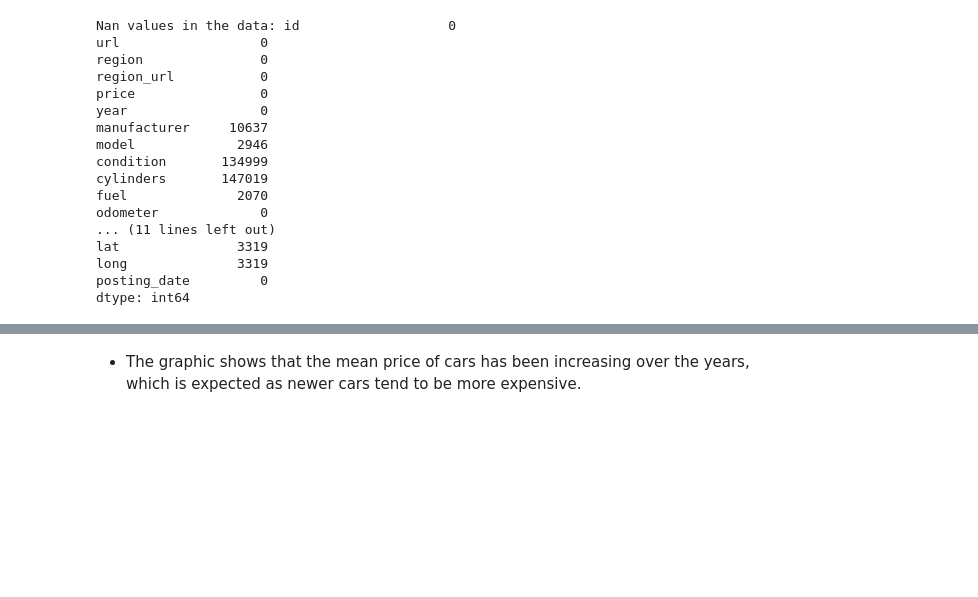
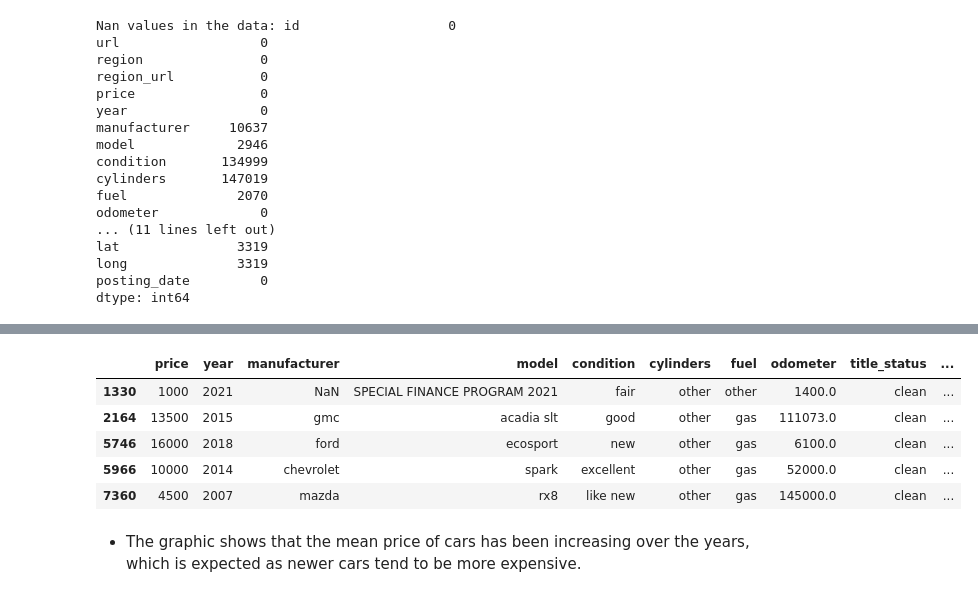
Before and after one commit to luixmartins/ai-projects, a Jupyter notebook: used-car-price-predictor/notebooks/eda.ipynb, the cells around one changed output, grey strips where cells are left out. Drawn from its saved outputs; the diff is of its cells as text; code cells hidden in the pictures; blank space fills up the shorter version.

```diff
--- a/used-car-price-predictor/notebooks/eda.ipynb
+++ b/used-car-price-predictor/notebooks/eda.ipynb
@@ -202,3 +313,13 @@ KeyError: "['id', 'url', 'region', 'region_url', 'image_url', 'description', 'co
+# %%
+# let's plot an example of the cylinders column with category 'other'
+df[df['cylinders'] == 'other'].head()
+# %% [output]
+|  | price | year | manufacturer | model | condition | cylinders | fuel | odometer | title_status | ... |
+| 1330 | 1000 | 2021 | NaN | SPECIAL FINANCE PROGRAM 2021 | fair | other | other | 1400.0 | clean | ... |
+| 2164 | 13500 | 2015 | gmc | acadia slt | good | other | gas | 111073.0 | clean | ... |
+| 5746 | 16000 | 2018 | ford | ecosport | new | other | gas | 6100.0 | clean | ... |
+| 5966 | 10000 | 2014 | chevrolet | spark | excellent | other | gas | 52000.0 | clean | ... |
+| 7360 | 4500 | 2007 | mazda | rx8 | like new | other | gas | 145000.0 | clean | ... |
 # %%
 plt.figure(figsize=(12,6))
 sns.histplot(df['price'], bins=80, kde=True)
```
Also changed, not shown: parts of 15 cells of this notebook, 3 other files.
